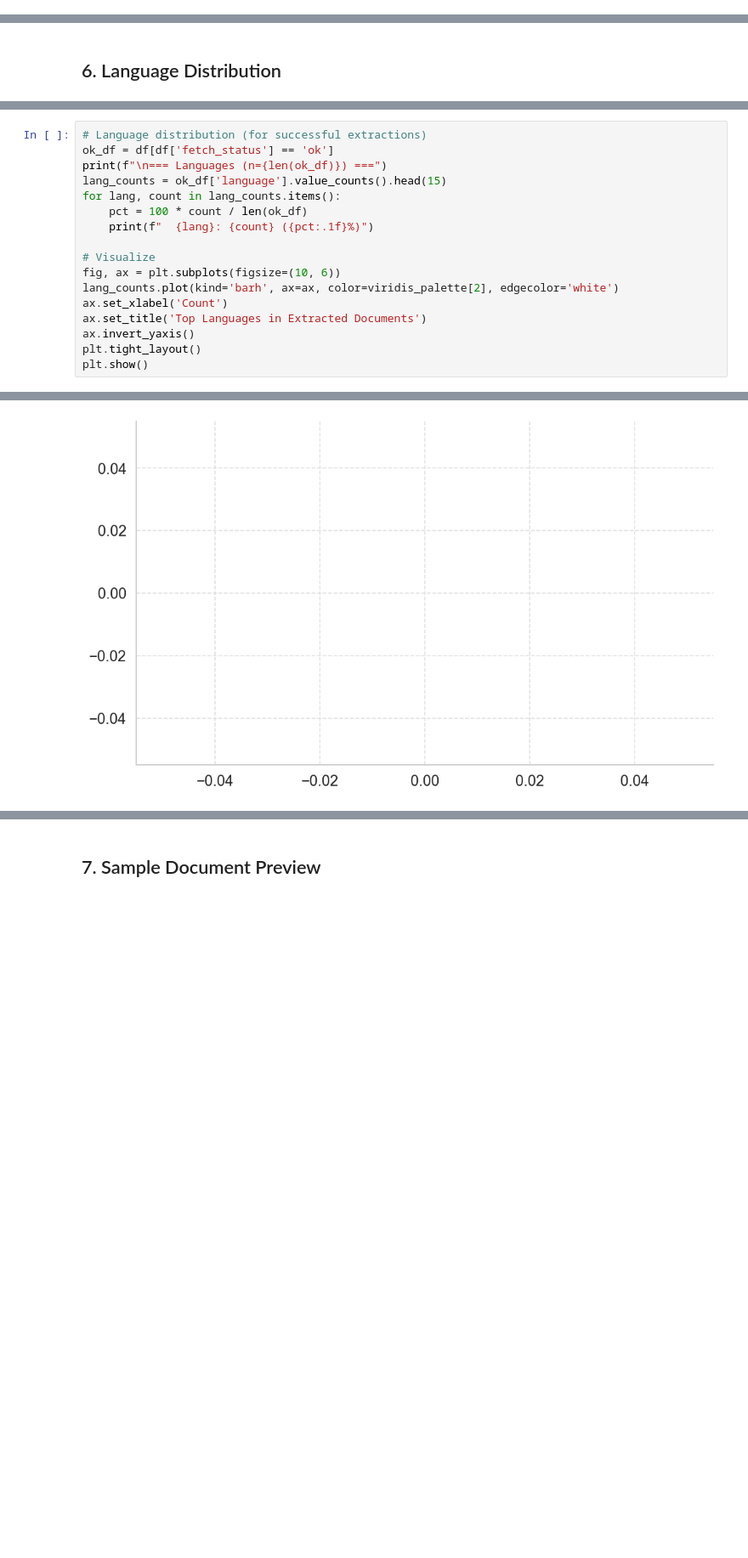
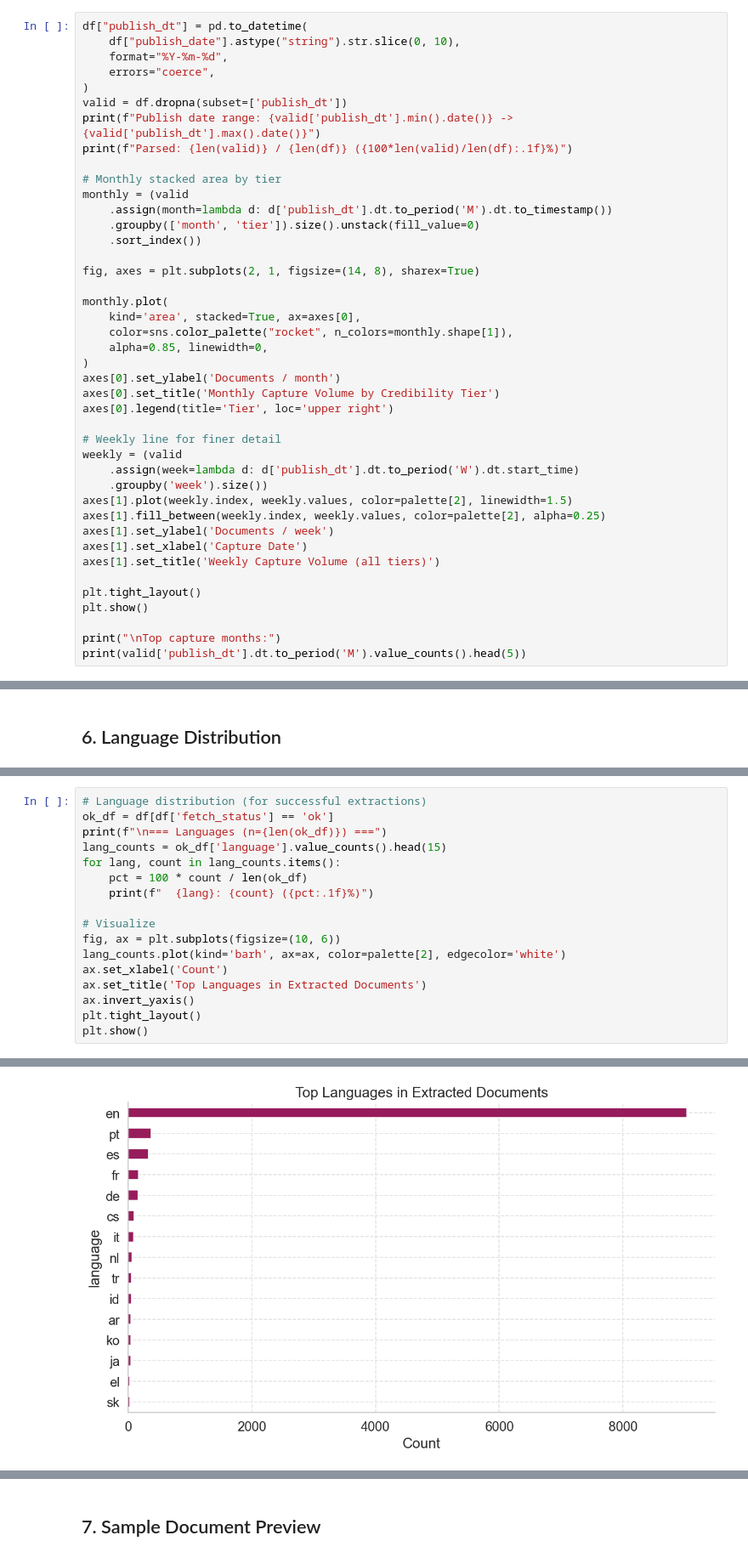
Before and after one commit to Ala-ADN/credleaf, a Jupyter notebook: notebooks/01_normalized_eda.ipynb, the cells around one changed output, grey strips where cells are left out. Shown at 85% size. Saved outputs shown, nothing was run; the diff lists cells and outputs as text; blank space fills up the shorter version.

```diff
--- a/notebooks/01_normalized_eda.ipynb
+++ b/notebooks/01_normalized_eda.ipynb
@@ -325,0 +355,42 @@ P6_transition_end      0    105
+# %%
+df["publish_dt"] = pd.to_datetime(
+    df["publish_date"].astype("string").str.slice(0, 10),
+    format="%Y-%m-%d",
+    errors="coerce",
+)
+valid = df.dropna(subset=['publish_dt'])
+print(f"Publish date range: {valid['publish_dt'].min().date()} -> {valid['publish_dt'].max().date()}")
+print(f"Parsed: {len(valid)} / {len(df)} ({100*len(valid)/len(df):.1f}%)")
+
+# Monthly stacked area by tier
+monthly = (valid
+    .assign(month=lambda d: d['publish_dt'].dt.to_period('M').dt.to_timestamp())
+    .groupby(['month', 'tier']).size().unstack(fill_value=0)
+    .sort_index())
+
+fig, axes = plt.subplots(2, 1, figsize=(14, 8), sharex=True)
+
+monthly.plot(
+    kind='area', stacked=True, ax=axes[0],
+    color=sns.color_palette("rocket", n_colors=monthly.shape[1]),
+    alpha=0.85, linewidth=0,
+)
+axes[0].set_ylabel('Documents / month')
+axes[0].set_title('Monthly Capture Volume by Credibility Tier')
+axes[0].legend(title='Tier', loc='upper right')
+
+# Weekly line for finer detail
+weekly = (valid
+    .assign(week=lambda d: d['publish_dt'].dt.to_period('W').dt.start_time)
+    .groupby('week').size())
+axes[1].plot(weekly.index, weekly.values, color=palette[2], linewidth=1.5)
+axes[1].fill_between(weekly.index, weekly.values, color=palette[2], alpha=0.25)
+axes[1].set_ylabel('Documents / week')
+axes[1].set_xlabel('Capture Date')
+axes[1].set_title('Weekly Capture Volume (all tiers)')
+
+plt.tight_layout()
+plt.show()
+
+print("\nTop capture months:")
+print(valid['publish_dt'].dt.to_period('M').value_counts().head(5))
@@ -398,7 +503,7 @@ for lang, count in lang_counts.items():
 
 # Visualize
 fig, ax = plt.subplots(figsize=(10, 6))
-lang_counts.plot(kind='barh', ax=ax, color=viridis_palette[2], edgecolor='white')
+lang_counts.plot(kind='barh', ax=ax, color=palette[2], edgecolor='white')
 ax.set_xlabel('Count')
 ax.set_title('Top Languages in Extracted Documents')
 ax.invert_yaxis()
@@ -410 +529 @@ IndexError: index 0 is out of bounds for axis 0 with size 0
-[figure, old version]
+[figure, new version]
```
Also changed, not shown: parts of 21 cells of this notebook, 2 other files.
